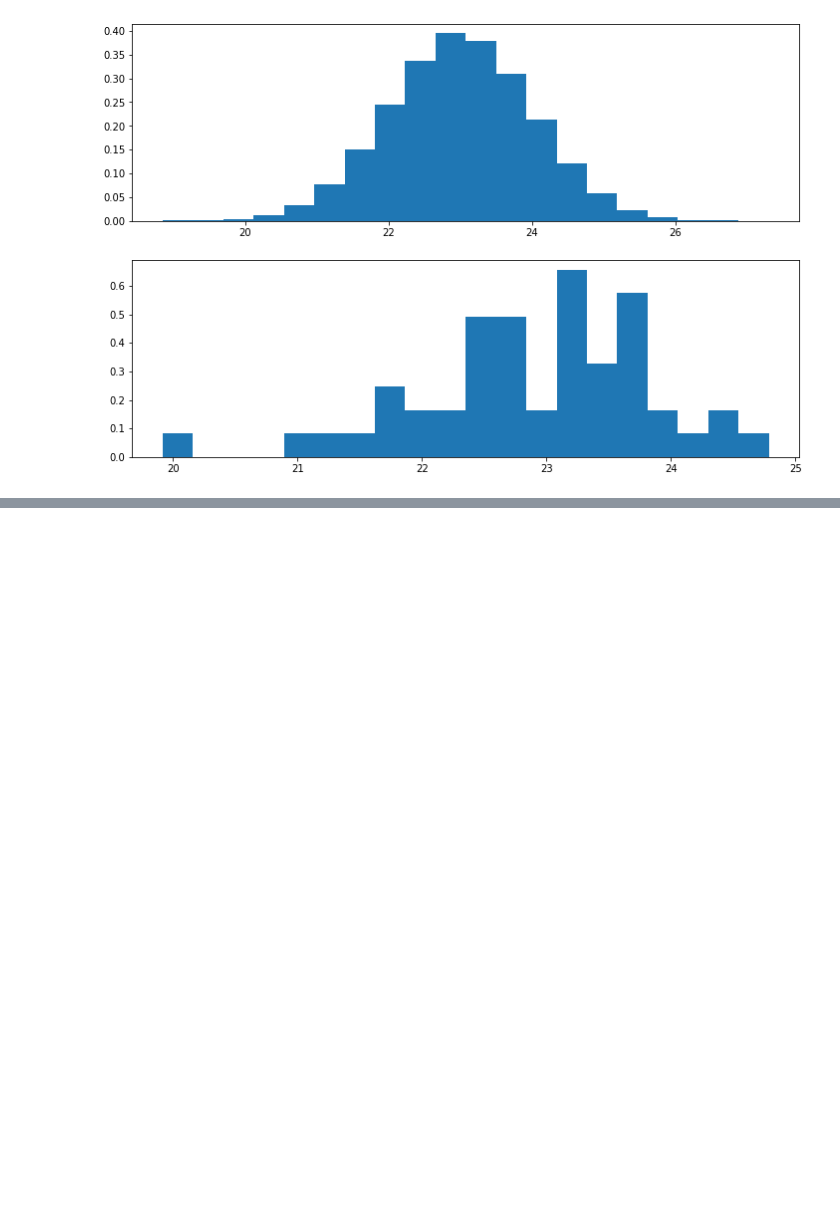
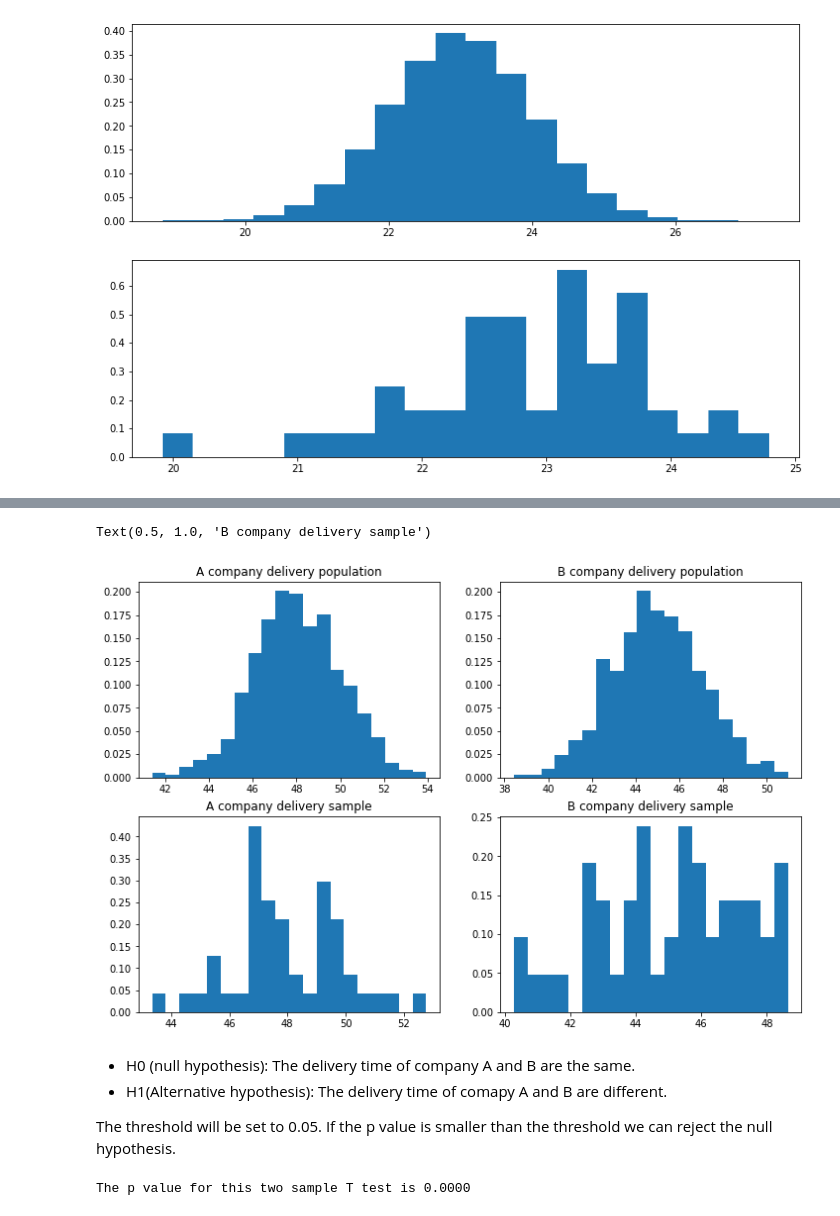
Before and after one commit to chris199713/Hypothesis_test, a Jupyter notebook: Hypothesis_testing.ipynb, the cells around one changed output, grey strips where cells are left out. Cells and saved outputs as stored; diff of their text form; code cells hidden in the pictures; blank space fills up the shorter version.

Commit message:
conclude t test

```diff
--- a/Hypothesis_testing.ipynb
+++ b/Hypothesis_testing.ipynb
@@ -62,0 +67,31 @@ The p value for this T test is 9.166280643946068e-11
+# %%
+# define the population ground truth
+A_delivery = stats.norm.rvs(loc=48, scale=2, size=1000)
+B_delivery = stats.norm.rvs(loc=45, scale=2, size=1000)
+# random sample
+A_sample = np.random.choice(A_delivery,size = 50)
+B_sample = np.random.choice(B_delivery,size = 50)
+
+fig, ax = plt.subplots(nrows = 2, ncols = 2, figsize = (12,8))
+
+ax[0,0].hist(A_delivery, density=True, bins=20)
+ax[0,0].set_title('A company delivery population')
+ax[0,1].hist(B_delivery, density=True, bins=20)
+ax[0,1].set_title('B company delivery population')
+ax[1,0].hist(A_sample, density=True, bins=20)
+ax[1,0].set_title('A company delivery sample')
+ax[1,1].hist(B_sample, density=True, bins=20)
+ax[1,1].set_title('B company delivery sample')
+# %% [output]
+Text(0.5, 1.0, 'B company delivery sample')
+[figure, added]
+# %% [markdown]
+- H0 (null hypothesis): The delivery time of company A and B are the same.
+- H1(Alternative hypothesis): The delivery time of comapy A and B are different.
+
+The threshold will be set to 0.05. If the p value is smaller than the threshold we can reject the null hypothesis.
+# %%
+t_statistic, p_value = stats.ttest_ind(A_sample, B_sample)
+print(f'The p value for this two sample T test is {p_value:.4f}')
+# %% [output]
+The p value for this two sample T test is 0.0000
```
Also changed, not shown: parts of 16 cells of this notebook.
